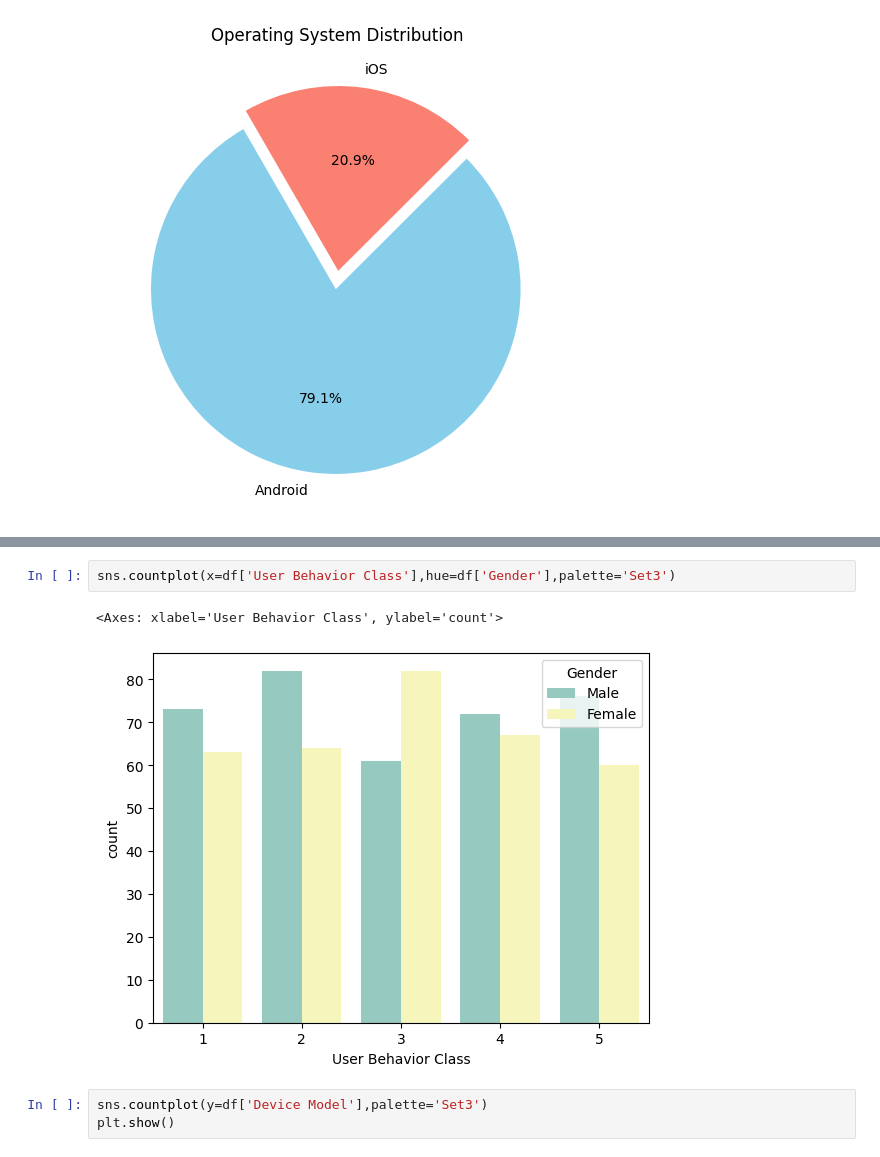
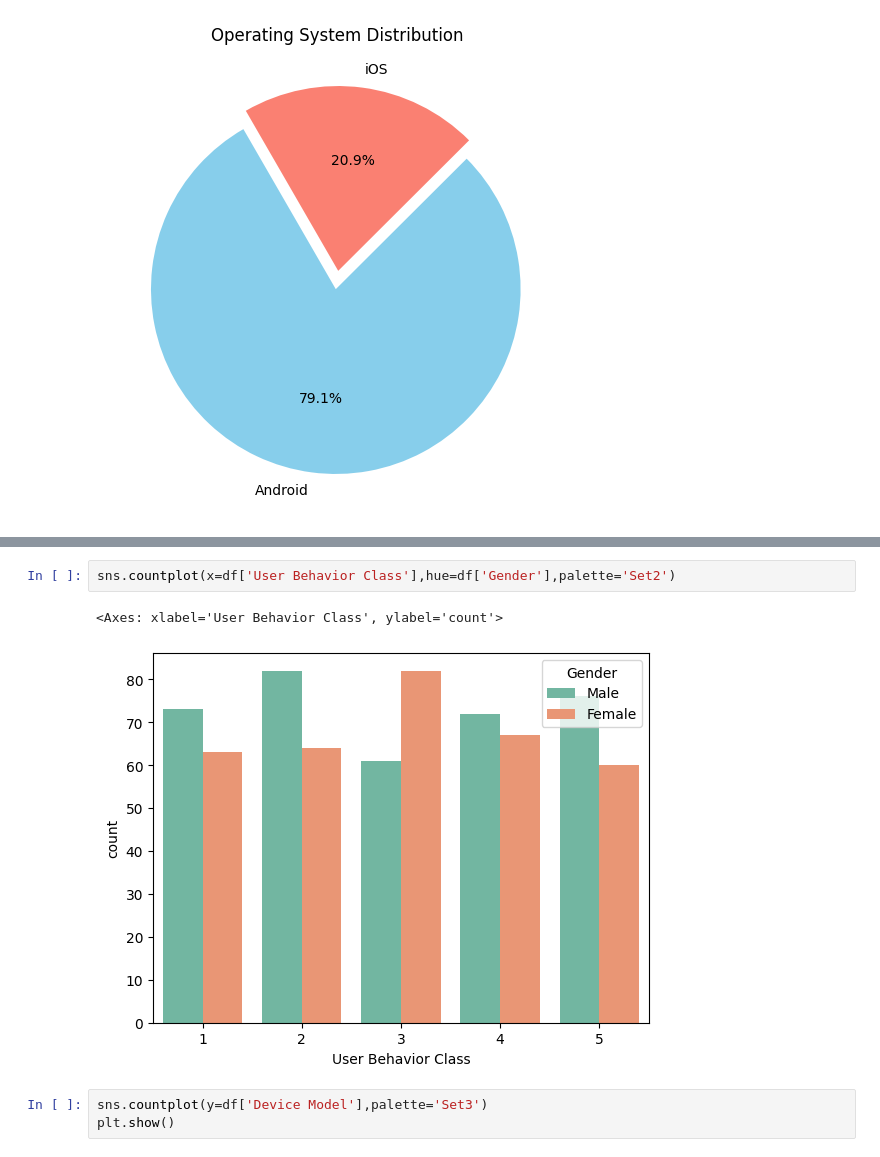
Before and after one commit to PARTHIBAN-007/Kaggle, a Jupyter notebook: Mobile Battery Usage.ipynb, the cells around one changed output, grey strips where cells are left out. Cells and saved outputs as stored; diff of their text form.

```diff
--- a/Mobile Battery Usage.ipynb
+++ b/Mobile Battery Usage.ipynb
@@ -90,8 +92,8 @@ sns.countplot(x=df['User Behavior Class'],hue=df['Operating System'], palette='S
 # %%
-sns.countplot(x=df['User Behavior Class'],hue=df['Gender'],palette='Set3')
+sns.countplot(x=df['User Behavior Class'],hue=df['Gender'],palette='Set2')
 # %% [output]
 <Axes: xlabel='User Behavior Class', ylabel='count'>
-[figure, old version]
+[figure, new version]
 # %%
 sns.countplot(y=df['Device Model'],palette='Set3')
 plt.show()
```
Also changed, not shown: parts of 3 cells of this notebook.
